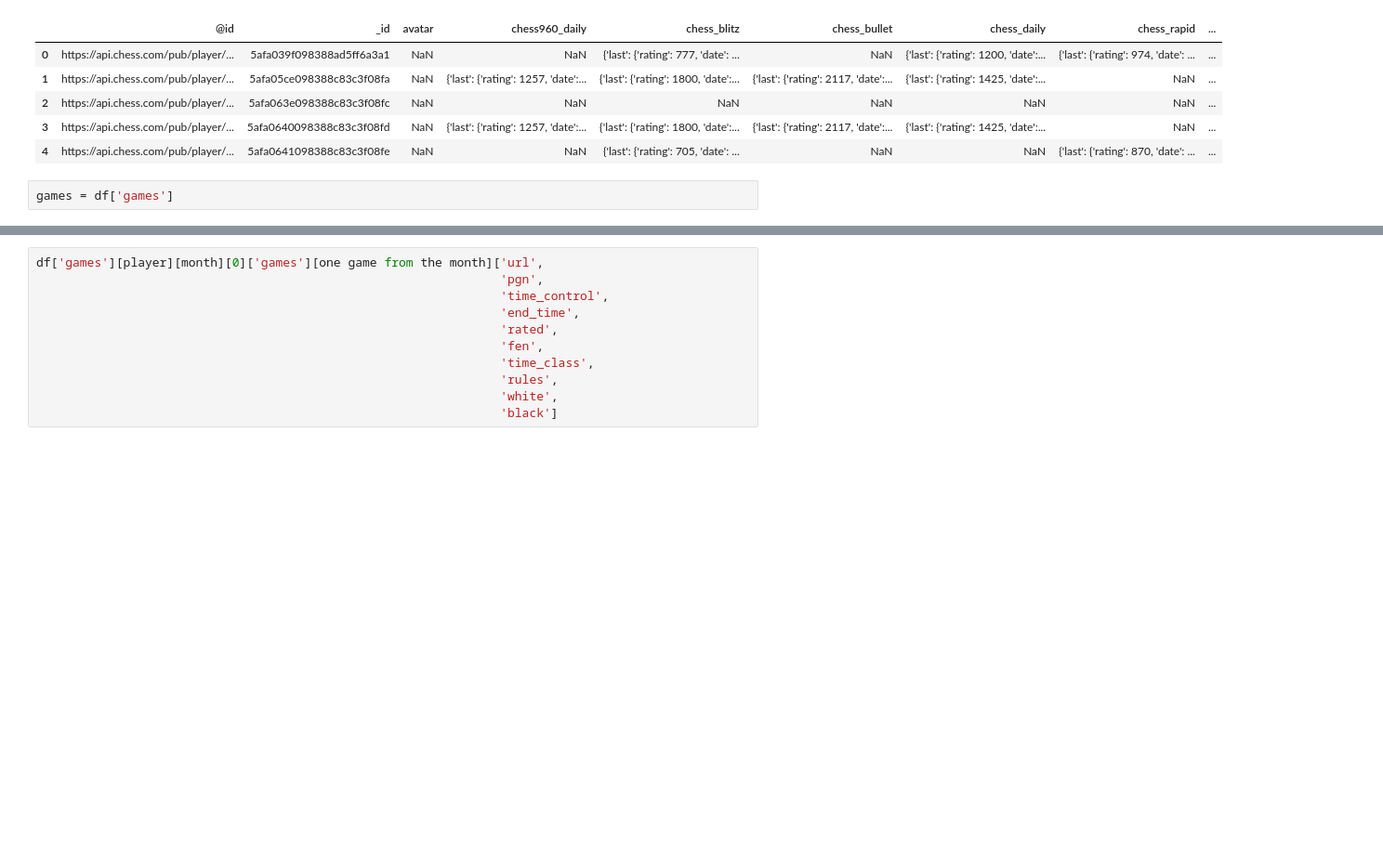
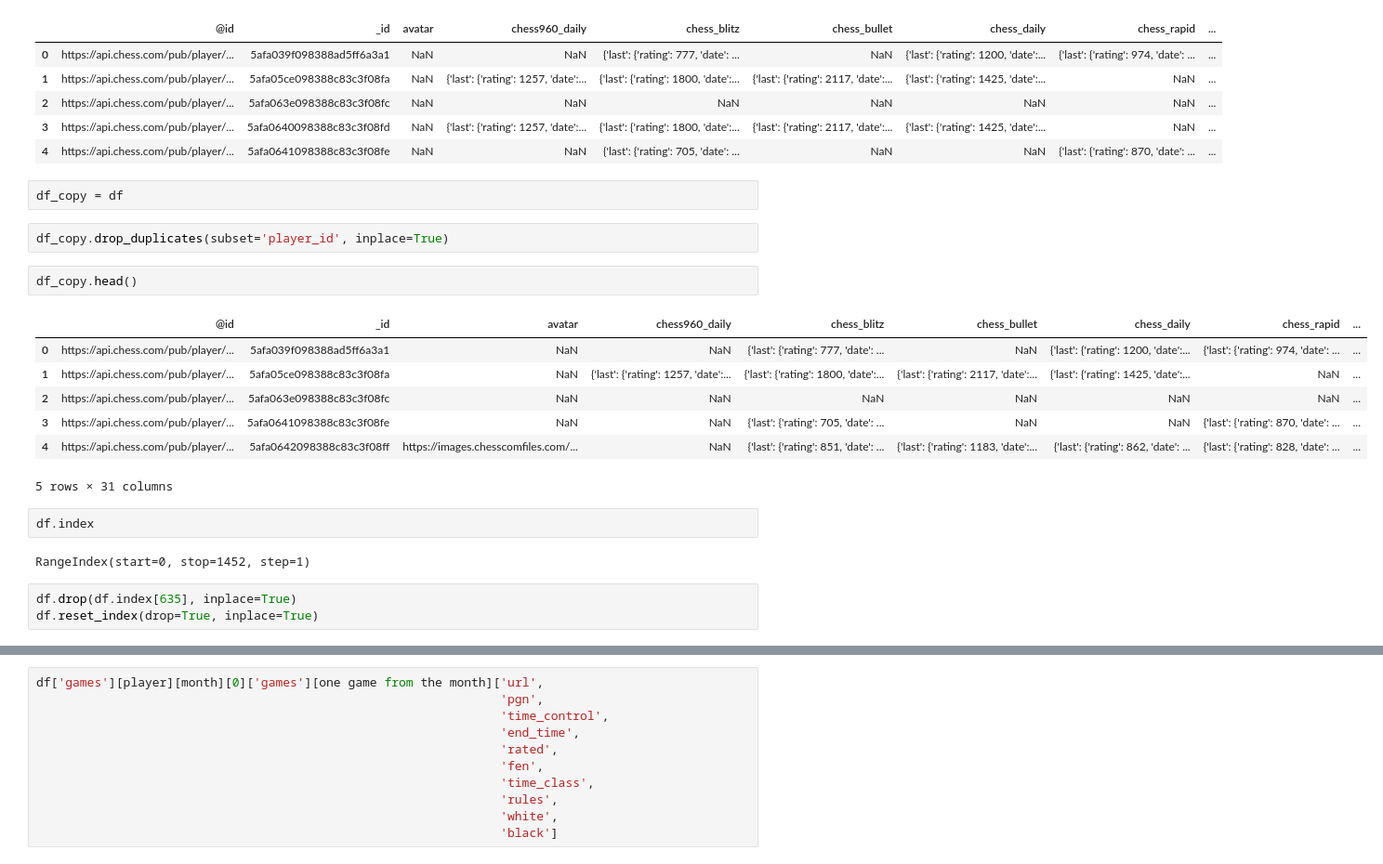
Before and after one commit to Bmcgarry194/ChessStyle, a Jupyter notebook: mongodb.ipynb, the cells around one changed output, grey strips where cells are left out. Shown: that part at 93% size. Cells and saved outputs as stored; diff of their text form; blank space fills up the shorter version.

```diff
--- a/mongodb.ipynb
+++ b/mongodb.ipynb
@@ -84,5 +85,24 @@ df.head()
 | 2 | https://api.chess.com/pub/player/... | 5afa063e098388c83c3f08fc | NaN | NaN | NaN | NaN | NaN | NaN | ... |
 | 3 | https://api.chess.com/pub/player/... | 5afa0640098388c83c3f08fd | NaN | {'last': {'rating': 1257, 'date':... | {'last': {'rating': 1800, 'date':... | {'last': {'rating': 2117, 'date':... | {'last': {'rating': 1425, 'date':... | NaN | ... |
 | 4 | https://api.chess.com/pub/player/... | 5afa0641098388c83c3f08fe | NaN | NaN | {'last': {'rating': 705, 'date': ... | NaN | NaN | {'last': {'rating': 870, 'date': ... | ... |
-# %%
-games = df['games']
+# %%
+df_copy = df
+# %%
+df_copy.drop_duplicates(subset='player_id', inplace=True)
+# %%
+df_copy.head()
+# %% [output]
+|  | @id | _id | avatar | chess960_daily | chess_blitz | chess_bullet | chess_daily | chess_rapid | ... |
+| 0 | https://api.chess.com/pub/player/... | 5afa039f098388ad5ff6a3a1 | NaN | NaN | {'last': {'rating': 777, 'date': ... | NaN | {'last': {'rating': 1200, 'date':... | {'last': {'rating': 974, 'date': ... | ... |
+| 1 | https://api.chess.com/pub/player/... | 5afa05ce098388c83c3f08fa | NaN | {'last': {'rating': 1257, 'date':... | {'last': {'rating': 1800, 'date':... | {'last': {'rating': 2117, 'date':... | {'last': {'rating': 1425, 'date':... | NaN | ... |
+| 2 | https://api.chess.com/pub/player/... | 5afa063e098388c83c3f08fc | NaN | NaN | NaN | NaN | NaN | NaN | ... |
+| 3 | https://api.chess.com/pub/player/... | 5afa0641098388c83c3f08fe | NaN | NaN | {'last': {'rating': 705, 'date': ... | NaN | NaN | {'last': {'rating': 870, 'date': ... | ... |
+| 4 | https://api.chess.com/pub/player/... | 5afa0642098388c83c3f08ff | https://images.chesscomfiles.com/... | NaN | {'last': {'rating': 851, 'date': ... | {'last': {'rating': 1183, 'date':... | {'last': {'rating': 862, 'date': ... | {'last': {'rating': 828, 'date': ... | ... |
+5 rows × 31 columns
+# %%
+df.index
+# %% [output]
+RangeIndex(start=0, stop=1452, step=1)
+# %%
+df.drop(df.index[635], inplace=True)
+df.reset_index(drop=True, inplace=True)
```
Also changed, not shown: parts of 21 cells of this notebook.
